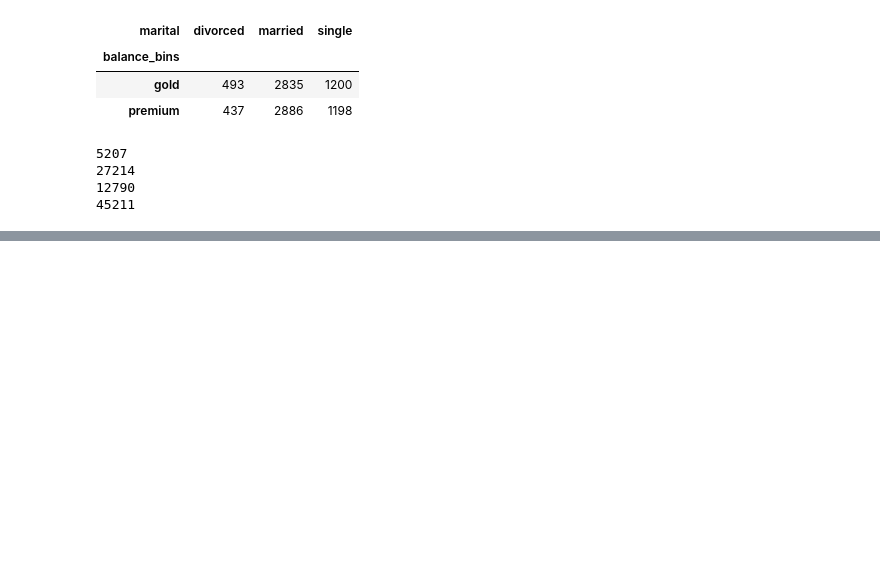
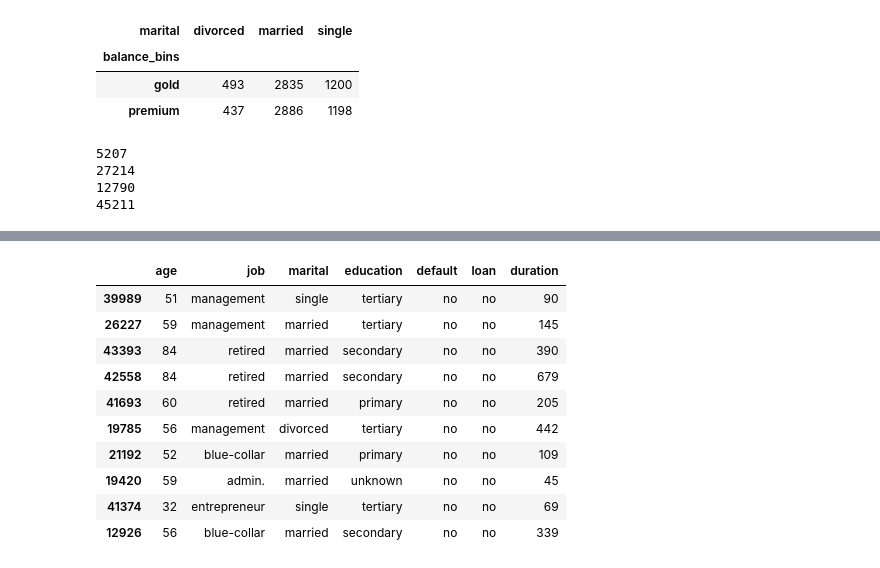
Before and after one commit to valeragabriel/TreinandoAnaliseDados, a Jupyter notebook: code/BankMarketing.ipynb, the cells around one changed output, grey strips where cells are left out. Cells and saved outputs as stored; diff of their text form; code cells hidden in the pictures; blank space fills up the shorter version.

```diff
--- a/code/BankMarketing.ipynb
+++ b/code/BankMarketing.ipynb
@@ -122,0 +162,19 @@ print(len(df['marital']))
+# %%
+def highlight_max_min(s):
+    is_max = s == s.max()
+    is_min = s == s.min()
+    return ['color: yellow' if v_max else 'color:red' if v_min else '' for v_max, v_min in zip(is_max, is_min)]
+
+more_10.style.apply(highlight_max_min, subset=['duration'])
+# %% [output]
+|  | age | job | marital | education | default | loan | duration |
+| 39989 | 51 | management | single | tertiary | no | no | 90 |
+| 26227 | 59 | management | married | tertiary | no | no | 145 |
+| 43393 | 84 | retired | married | secondary | no | no | 390 |
+| 42558 | 84 | retired | married | secondary | no | no | 679 |
+| 41693 | 60 | retired | married | primary | no | no | 205 |
+| 19785 | 56 | management | divorced | tertiary | no | no | 442 |
+| 21192 | 52 | blue-collar | married | primary | no | no | 109 |
+| 19420 | 59 | admin. | married | unknown | no | no | 45 |
+| 41374 | 32 | entrepreneur | single | tertiary | no | no | 69 |
+| 12926 | 56 | blue-collar | married | secondary | no | no | 339 |
```
Also changed, not shown: parts of 3 cells of this notebook.
